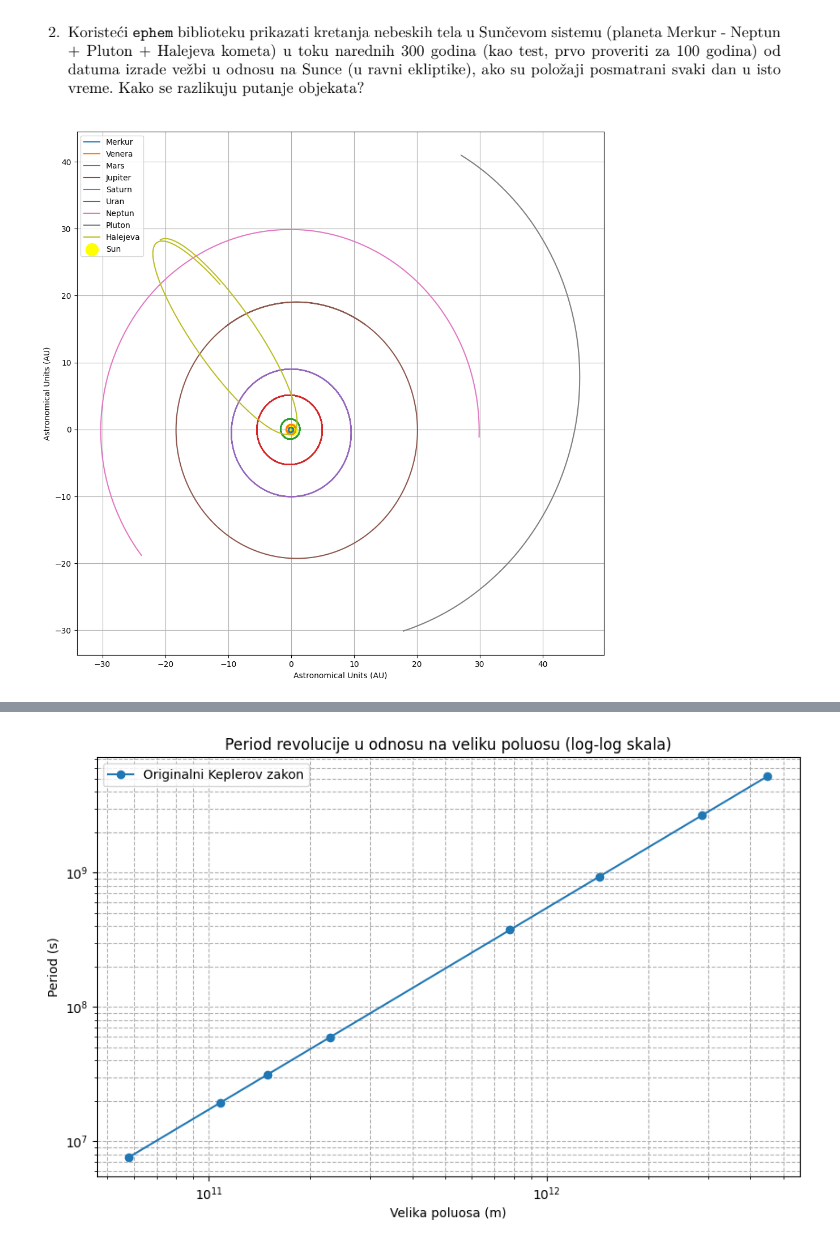
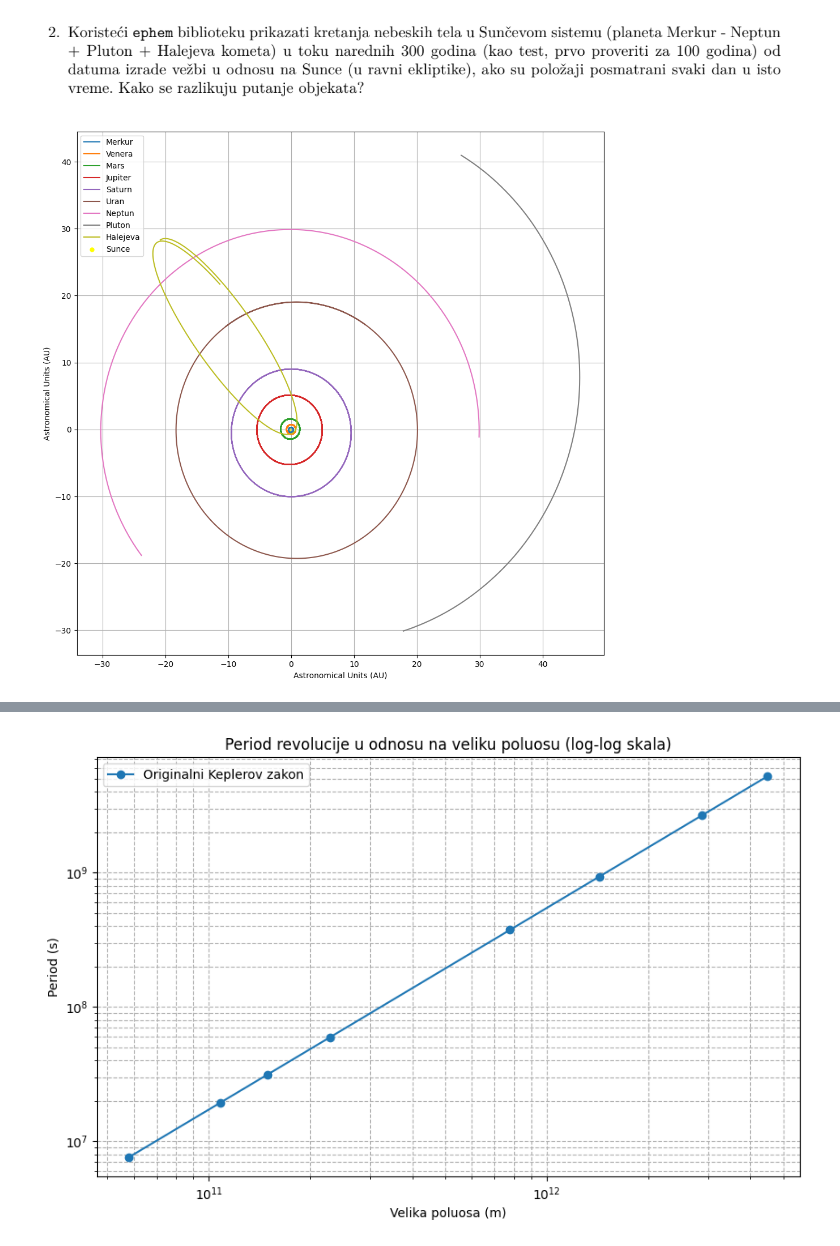
Before and after one commit to jov580/astro-vezbe, a Jupyter notebook: Kretanje_tela_u_Suncevom_sistemu_i_Keplerovi_zakoni.ipynb, the cells around one changed output, grey strips where cells are left out. Cells and saved outputs as stored; diff of their text form; code cells hidden in the pictures.

```diff
--- a/Kretanje_tela_u_Suncevom_sistemu_i_Keplerovi_zakoni.ipynb
+++ b/Kretanje_tela_u_Suncevom_sistemu_i_Keplerovi_zakoni.ipynb
@@ -245,24 +245,24 @@ dates, positions = pozicije_proba(lista, years=100, start_date=start_date)
 # %%
 def pozicije(positions, years):
     plt.figure(figsize=(12, 12))
 
     for body_name, pos in positions.items():
         distances = [p[0] for p in pos]
         hlons = [p[1] for p in pos]
         x = [d * np.cos(h) for d, h in zip(distances, hlons)]
         y = [d * np.sin(h) for d, h in zip(distances, hlons)]
         plt.plot(x, y, label=body_name)
 
-    plt.scatter([0], [0], color='yellow', s=250, label='Sun')  # Sunce u centru
+    plt.scatter([0], [0], color='yellow', s=25, label='Sunce')  # Sunce u centru
     plt.xlabel('Astronomical Units (AU)')
     plt.ylabel('Astronomical Units (AU)')
     plt.legend()
     plt.grid(True)
     plt.show()
 
 pozicije(positions, years=400)
 # %% [output]
-[figure, old version]
+[figure, new version]
 # %% [markdown]
 ![image.png](embedded-picture-1)
 # %%
```
